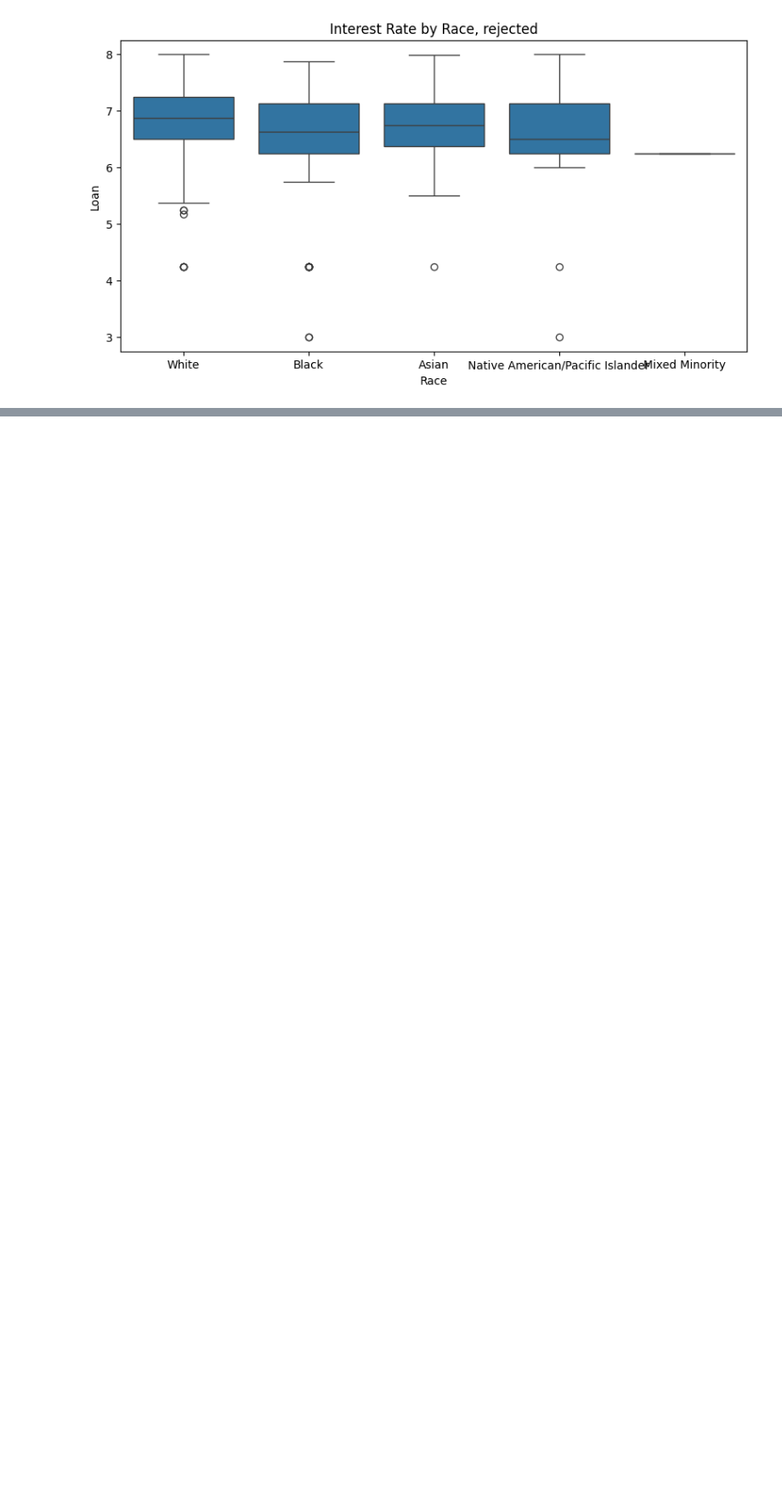
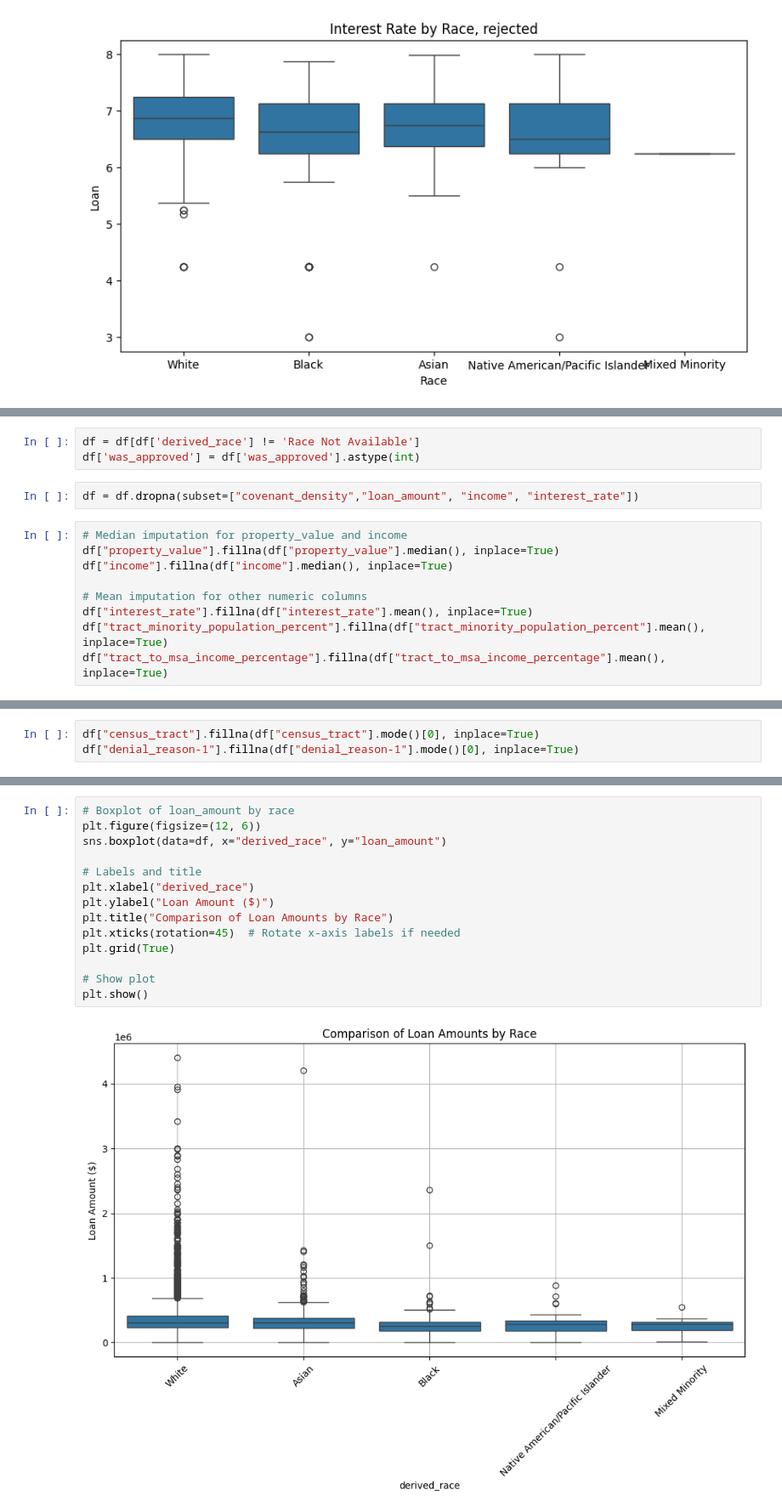
Before and after one commit to Group4-s2025/DATA-6550-Algorithms, a Jupyter notebook: Module_4_Project_Group_4.ipynb, the cells around one changed output, grey strips where cells are left out. Shown at 85% size. Cells and saved outputs as stored; diff of their text form; blank space fills up the shorter version.

```diff
--- a/Module_4_Project_Group_4.ipynb
+++ b/Module_4_Project_Group_4.ipynb
@@ -1506,0 +1533,14 @@ plt.show()
+# %%
+df = df[df['derived_race'] != 'Race Not Available']
+df['was_approved'] = df['was_approved'].astype(int)
+# %%
+df = df.dropna(subset=["covenant_density","loan_amount", "income", "interest_rate"])
+# %%
+# Median imputation for property_value and income
+df["property_value"].fillna(df["property_value"].median(), inplace=True)
+df["income"].fillna(df["income"].median(), inplace=True)
+
+# Mean imputation for other numeric columns
+df["interest_rate"].fillna(df["interest_rate"].mean(), inplace=True)
+df["tract_minority_population_percent"].fillna(df["tract_minority_population_percent"].mean(), inplace=True)
+df["tract_to_msa_income_percentage"].fillna(df["tract_to_msa_income_percentage"].mean(), inplace=True)
@@ -1506,0 +1565,3 @@ plt.show()
+# %%
+df["census_tract"].fillna(df["census_tract"].mode()[0], inplace=True)
+df["denial_reason-1"].fillna(df["denial_reason-1"].mode()[0], inplace=True)
@@ -1506,0 +1633,16 @@ plt.show()
+# %%
+# Boxplot of loan_amount by race
+plt.figure(figsize=(12, 6))
+sns.boxplot(data=df, x="derived_race", y="loan_amount")
+
+# Labels and title
+plt.xlabel("derived_race")
+plt.ylabel("Loan Amount ($)")
+plt.title("Comparison of Loan Amounts by Race")
+plt.xticks(rotation=45)  # Rotate x-axis labels if needed
+plt.grid(True)
+
+# Show plot
+plt.show()
+# %% [output]
+[figure, added]
```
Also changed, not shown: parts of 12 cells of this notebook.
